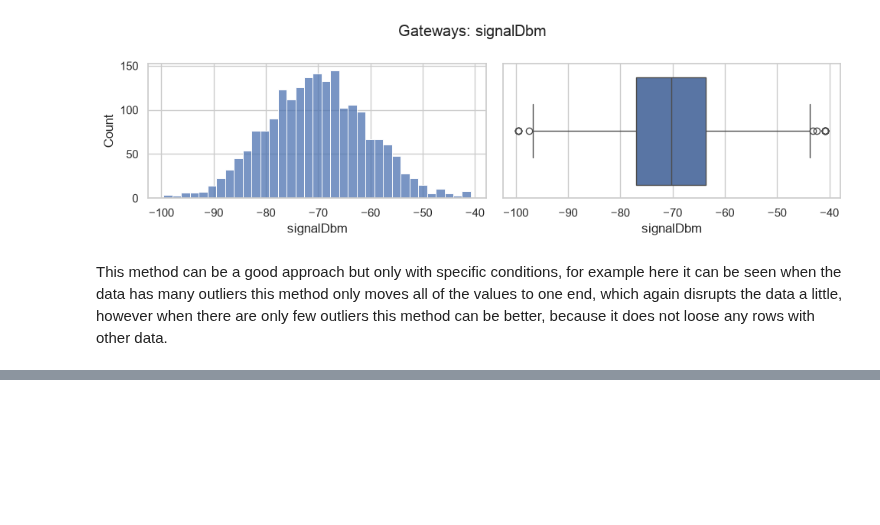
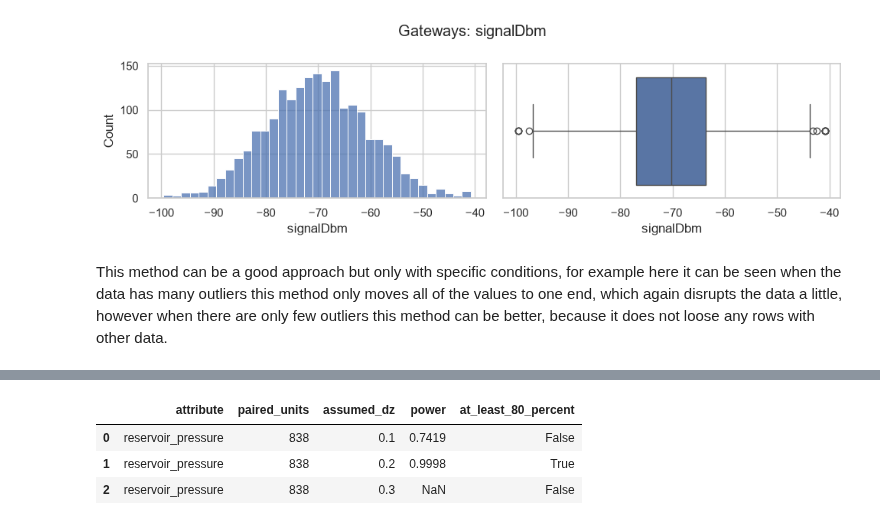
Before and after one commit to zigo-matej/iau_project, a Jupyter notebook: phase_01.ipynb, the cells around one changed output, grey strips where cells are left out. Cells and saved outputs as stored; diff of their text form; code cells hidden in the pictures; blank space fills up the shorter version.

```diff
--- a/phase_01.ipynb
+++ b/phase_01.ipynb
@@ -1405,0 +1548,21 @@ This method can be a good approach but only with specific conditions, for exampl
+# %%
+def paired_power(effect_size, n_pairs, alpha):
+    df = n_pairs - 1
+    critical_t = stats.t.isf(alpha / 2, df)
+    noncentrality = abs(effect_size) * np.sqrt(n_pairs)
+    return (stats.nct.sf(critical_t, df, noncentrality)
+            + stats.nct.cdf(-critical_t, df, noncentrality))
+
+power_rows = []
+for effect in [0.10, 0.20, 0.30]:
+    power_value = paired_power(effect, len(pressure_diff), alpha_test)
+    power_rows.append({'attribute': 'reservoir_pressure', 'paired_units': len(pressure_diff),
+                       'assumed_dz': effect, 'power': power_value,
+                       'at_least_80_percent': power_value >= 0.80})
+
+display(pd.DataFrame(power_rows).round(4))
+# %% [output]
+|  | attribute | paired_units | assumed_dz | power | at_least_80_percent |
+| 0 | reservoir_pressure | 838 | 0.1 | 0.7419 | False |
+| 1 | reservoir_pressure | 838 | 0.2 | 0.9998 | True |
+| 2 | reservoir_pressure | 838 | 0.3 | NaN | False |
```
Also changed, not shown: parts of 26 cells of this notebook.
